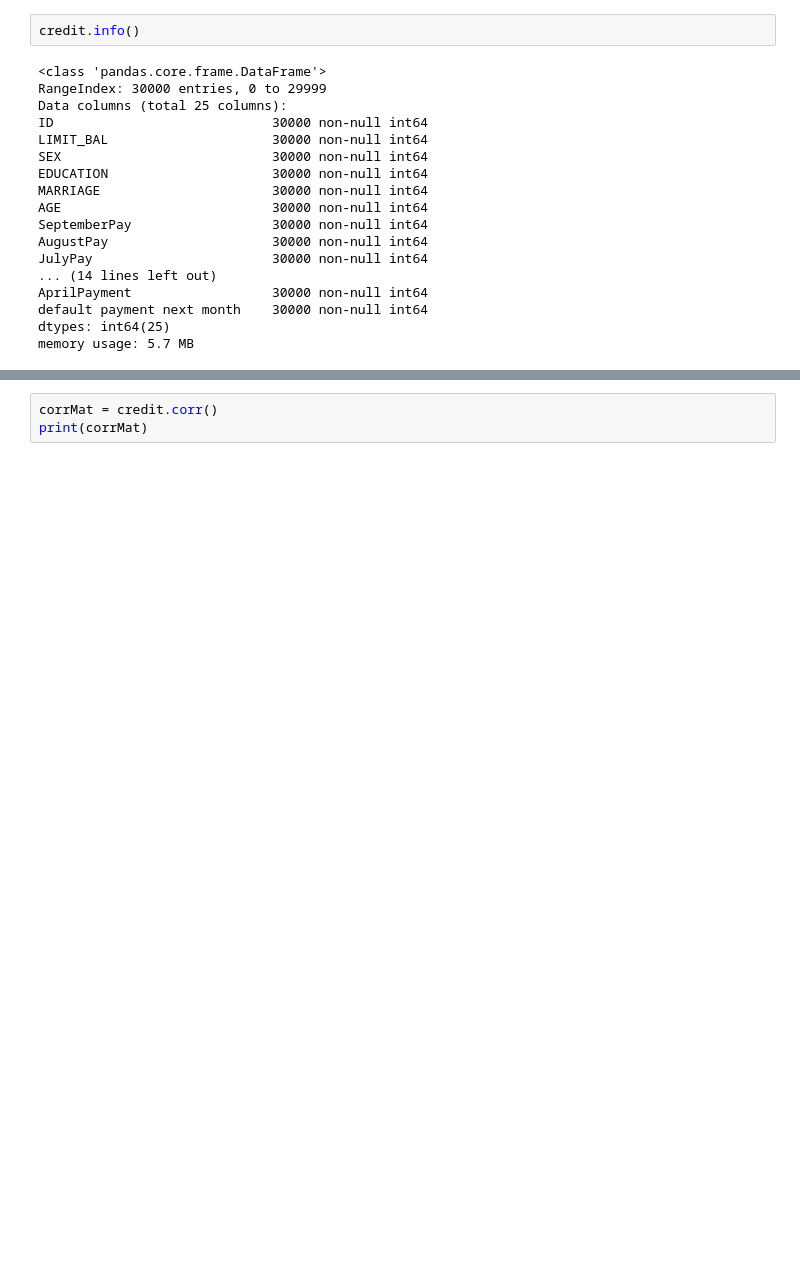
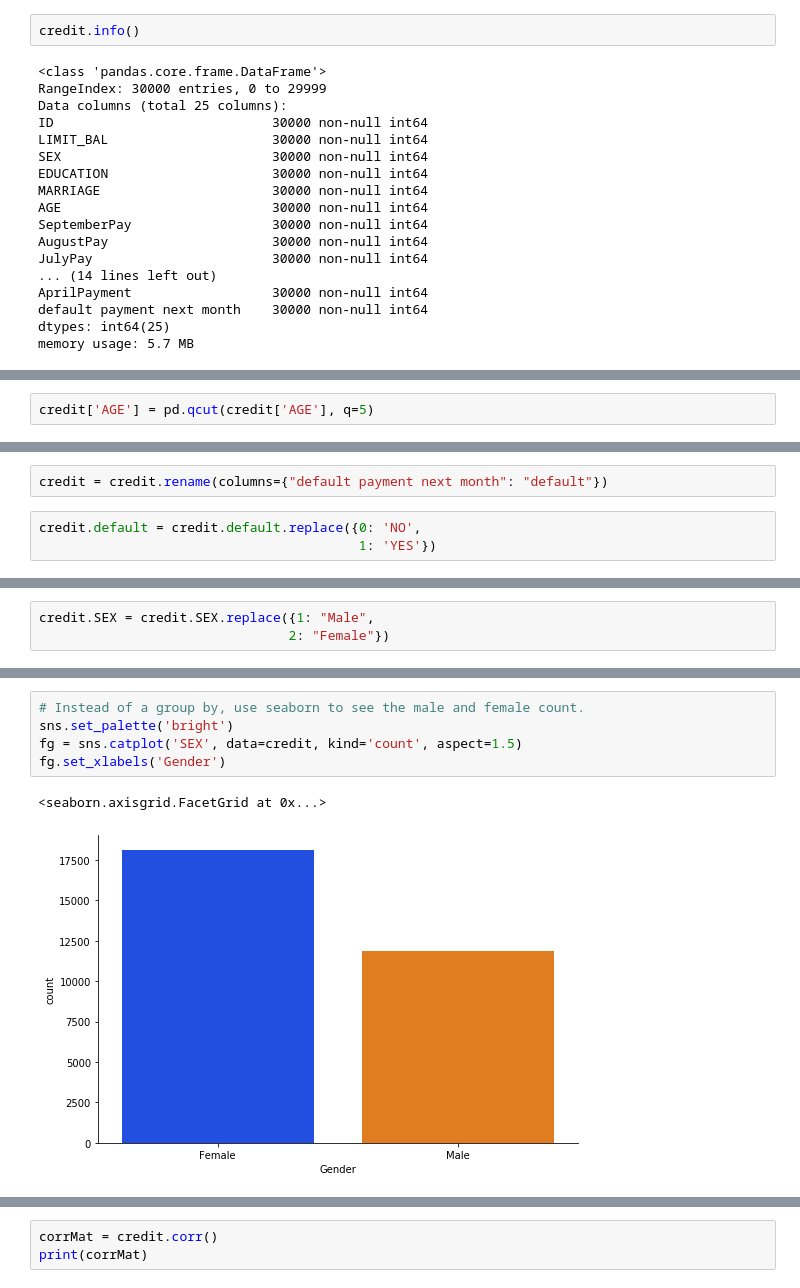
Before and after one commit to albchamo/BigDataModule5, a Jupyter notebook: Modulo 5 Task 2.ipynb, the cells around one changed output, grey strips where cells are left out. Saved outputs shown, nothing was run; the diff lists cells and outputs as text; blank space fills up the shorter version.

```diff
--- a/Modulo 5 Task 2.ipynb
+++ b/Modulo 5 Task 2.ipynb
@@ -128,0 +128,2 @@ memory usage: 5.3 MB
+# %%
+credit['AGE'] = pd.qcut(credit['AGE'], q=5)
@@ -128,0 +142,5 @@ memory usage: 5.3 MB
+# %%
+credit = credit.rename(columns={"default payment next month": "default"})
+# %%
+credit.default = credit.default.replace({0: 'NO',
+                                         1: 'YES'})
@@ -277,0 +166,3 @@ plt.show()
+# %%
+credit.SEX = credit.SEX.replace({1: "Male",
+                                2: "Female"})
@@ -277,0 +193,8 @@ plt.show()
+# %%
+# Instead of a group by, use seaborn to see the male and female count.
+sns.set_palette('bright')
+fg = sns.catplot('SEX', data=credit, kind='count', aspect=1.5)
+fg.set_xlabels('Gender')
+# %% [output]
+<seaborn.axisgrid.FacetGrid at 0x...>
+[figure, added]
```
Also changed, not shown: parts of 56 cells of this notebook.
